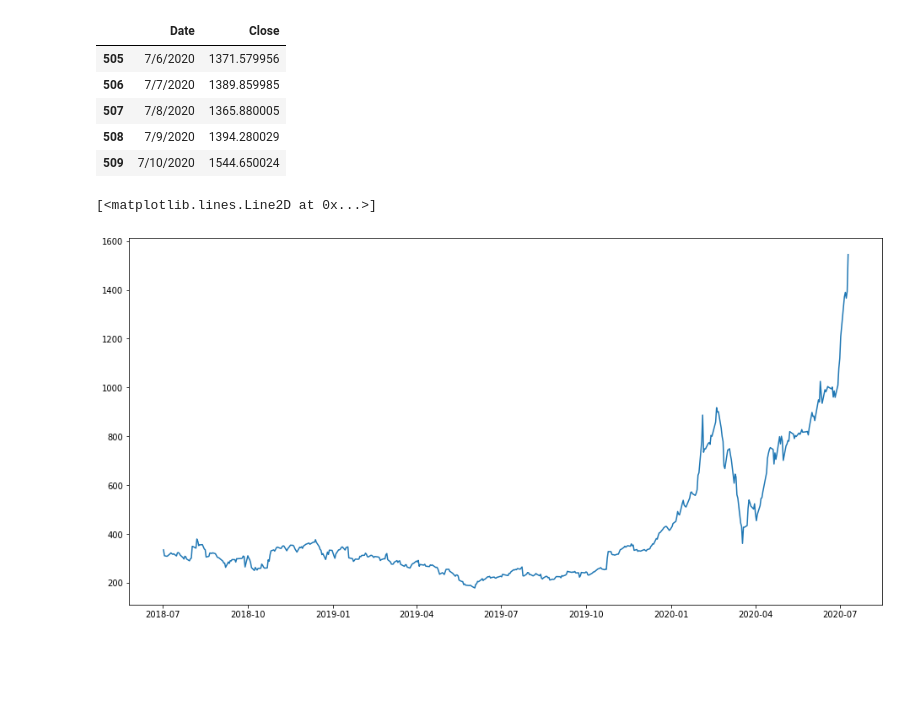
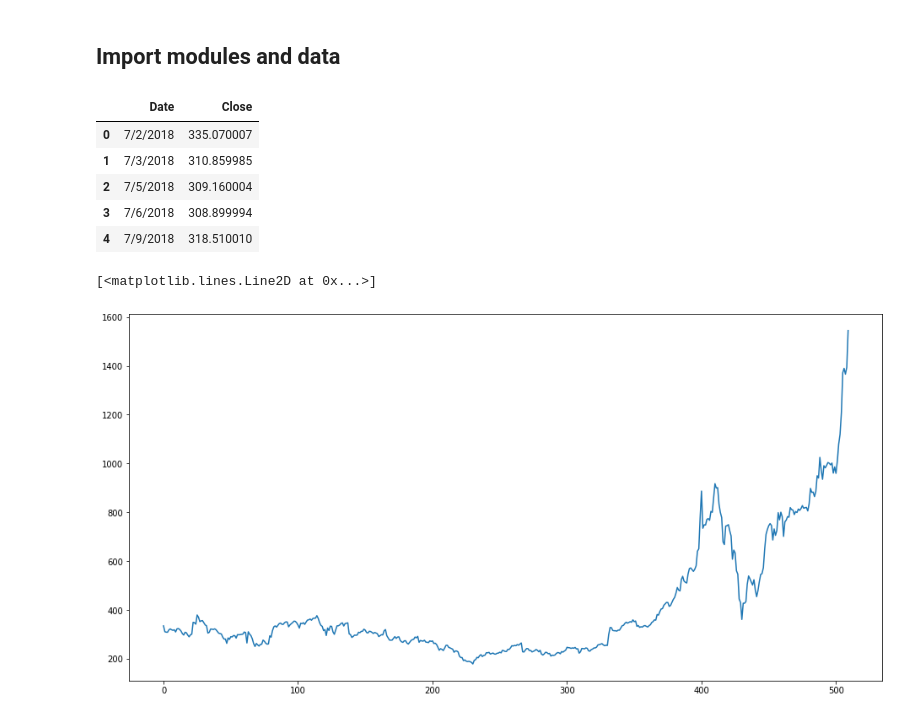
Before and after one commit to alexanderdyan/machine-learning-stock-analysis, a Jupyter notebook: notebooks/LSTM_TSLA.ipynb, the cells around one changed output. Cells and saved outputs as stored; diff of their text form; code cells hidden in the pictures; blank space fills up the shorter version.

```diff
--- a/notebooks/LSTM_TSLA.ipynb
+++ b/notebooks/LSTM_TSLA.ipynb
@@ -1,3 +1,5 @@
+# %% [markdown]
+## Import modules and data
 # %%
 # https://data-flair.training/blogs/stock-price-prediction-machine-learning-project-in-python
 
@@ -14,19 +16,19 @@ from sklearn.preprocessing import MinMaxScaler
 # Read the csv file into a pandas DataFrame
 
 df = pd.read_csv('../data/TSLA.csv')
-df.tail()
+df.head()
 # %% [output]
 |  | Date | Close |
-| 505 | 7/6/2020 | 1371.579956 |
-| 506 | 7/7/2020 | 1389.859985 |
-| 507 | 7/8/2020 | 1365.880005 |
-| 508 | 7/9/2020 | 1394.280029 |
-| 509 | 7/10/2020 | 1544.650024 |
+| 0 | 7/2/2018 | 335.070007 |
+| 1 | 7/3/2018 | 310.859985 |
+| 2 | 7/5/2018 | 309.160004 |
+| 3 | 7/6/2018 | 308.899994 |
+| 4 | 7/9/2018 | 318.510010 |
 # %%
+# What historical stock prices actually looked like
 df["Date"]=pd.to_datetime(df.Date,format="%m/%d/%Y")
-df.index=df['Date']
 plt.figure(figsize=(16,8))
 plt.plot(df["Close"],label='Close Price history')
 # %% [output]
 [<matplotlib.lines.Line2D at 0x...>]
-[figure, old version]
+[figure, new version]
```
Also changed, not shown: parts of 30 cells of this notebook, 9 other files.
